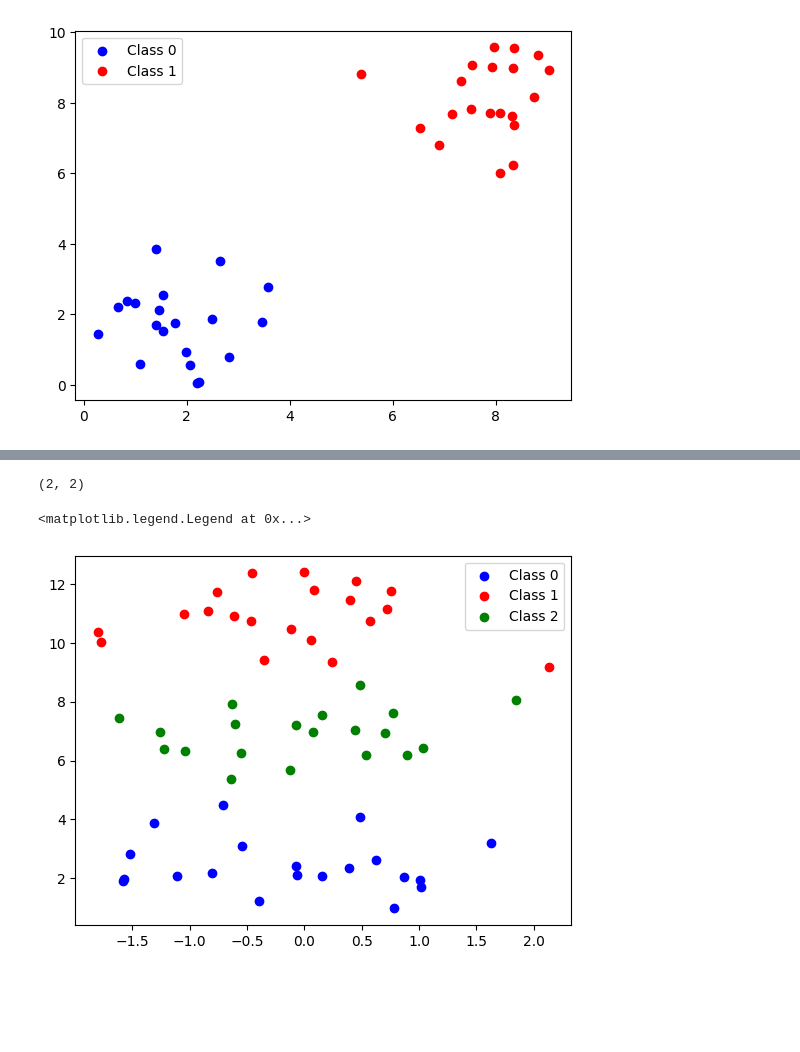
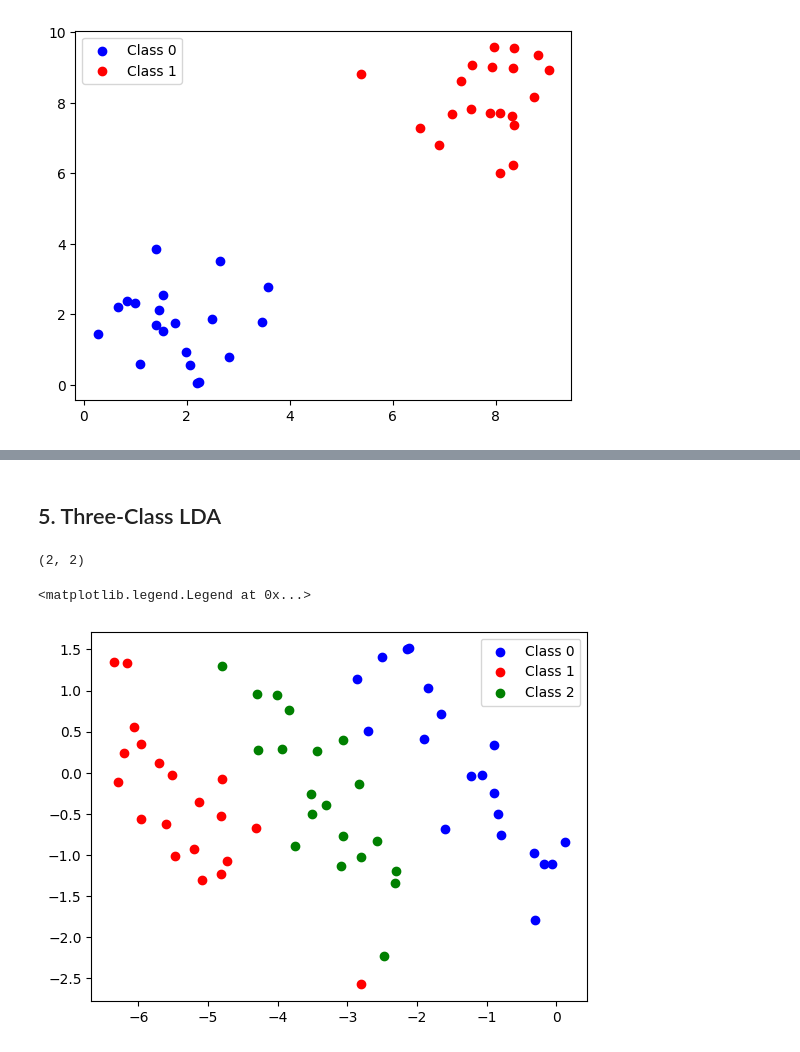
Before and after one commit to ArjunPathania/mml, a Jupyter notebook: notebooks/lda-from-scratch/LDA.ipynb, the cells around one changed output, grey strips where cells are left out. Saved outputs shown, nothing was run; the diff lists cells and outputs as text; code cells hidden in the pictures; blank space fills up the shorter version.

```diff
--- a/notebooks/lda-from-scratch/LDA.ipynb
+++ b/notebooks/lda-from-scratch/LDA.ipynb
@@ -66,12 +71,16 @@ Overall_mean = np.mean(X, axis=0)
 
 # Step 3
 # Compute the within-class scatter matrix
-# The within-class scatter matrix measures the scatter (or spread) of the data points within each class. It is calculated by summing the covariance matrices of each class, weighted by the number of samples in each class. The within-class scatter matrix is used in LDA to find the optimal projection direction that maximizes the separation between the two classes.
+# The within-class scatter matrix measures the scatter (or spread) of the data points within each class. It is calculated by summing the covariance matrices of each class, weighted by the
+# number of samples in each class. The within-class scatter matrix is used in LDA to find the optimal projection direction that maximizes the separation between the two classes.
 Scatter_matrix = np.zeros((2, 2))
-for i in range(20):
-    Scatter_matrix += np.outer(class0[i] - mean_Class0, class0[i] - mean_Class0)  # mathematically this is sqared distance between each point in class0 and mean class0
-    Scatter_matrix += np.outer(class1[i] - mean_Class1, class1[i] - mean_Class1)  # mathematically this is sqared distance between each point in class1 and mean class1
-print(Scatter_matrix)
+for cls in range(2):
+    class_points = X[Y == cls]
+    class_mean = class_points.mean(axis=0)
+    diff = (class_points - class_mean).T
+    Scatter_matrix += 1/len(class_points) * diff @ diff.T
+
+
 
 # Step 4
 # Compute the between-class scatter matrix
@@ -163,7 +179,16 @@ Accuracy: 45.0%
+# %% [markdown]
+## 5. Three-Class LDA
 # %%
-# So the accuracy of the classifier on the new data points is 50%, which is expected since the new data points are generated from a normal distribution with mean 5, which is in between the two classes mean. Therefore, the classifier is not able to accurately classify the new data points into the two classes. However, we can see that the confidence scores for the predictions are relatively high, indicating that the classifier is confident in its predictions even though it is not accurate. This suggests that we may need to adjust our threshold or use a different classification method (like k-nearest neighbors or support vector machines) to improve the accuracy of our classifier on this new data set.
+# So the accuracy of the classifier on the new data points is 50%, which is expected since the new data points are generated from a normal distribution with mean 5, which is in between the two
+# classes mean. Therefore, the classifier is not able to accurately classify the new data points into the two classes. However, we can see that the confidence scores for the predictions are
+# relatively high, indicating that the classifier is confident in its predictions even though it is not accurate. This suggests that we may need to adjust our threshold or use a different
+# classification method (like k-nearest neighbors or support vector machines) to improve the accuracy of our classifier on this new data set.
 
-# however if we intrduce a new class with mean 5 and standard deviation 1, we can see how the classifier performs on this new data set. This new class will be generated from a normal distribution with mean 5 and standard deviation 1, which is in between the two classes mean. Therefore, we can expect that the classifier will not be able to accurately classify the new data points into the two classes. However, we can see that the confidence scores for the predictions are relatively high, indicating that the classifier is confident in its predictions even though it is not accurate. This suggests that we may need to adjust our threshold or use a different classification method (like k-nearest neighbors or support vector machines) to improve the accuracy of our classifier on this new data set.
+# however if we intrduce a new class with mean 5 and standard deviation 1, we can see how the classifier performs on this new data set. This new class will be generated from a normal
+# distribution with mean 5 and standard deviation 1, which is in between the two classes mean. Therefore, we can expect that the classifier will not be able to accurately classify the new data
+# points into the two classes. However, we can see that the confidence scores for the predictions are relatively high, indicating that the classifier is confident in its predictions even though
+# it is not accurate. This suggests that we may need to adjust our threshold or use a different classification method (like k-nearest neighbors or support vector machines) to improve the
+# accuracy of our classifier on this new data set.
 
 
 class2 = np.random.normal(loc=[5, 5], scale=1, size=(20, 2))
@@ -187,10 +212,15 @@ Overall_mean = np.mean(new_X, axis=0)
 # Step 3
 # Compute WIthin Class Scatter Matrix
 Scatter_matrix = np.zeros((2, 2))
-for i in range(20):
-    Scatter_matrix += np.outer(class0[i] - mean_Class0, class0[i] - mean_Class0)
-    Scatter_matrix += np.outer(class1[i] - mean_Class1, class1[i] - mean_Class1)
-    Scatter_matrix += np.outer(class2[i] - mean_class2, class2[i] - mean_class2)
+for cls in range(3):
+
+    class_points = new_X[new_y == cls]
+
+    class_mean = class_points.mean(axis=0)
+
+    diff = (class_mean - Overall_mean).reshape(-1,1)
+
+    Scatter_matrix += len(class_points) * diff @ diff.T
 
 # Step 4
 # Compute Between Class Scatter Matrix
@@ -205,38 +235,40 @@ for cls in range(3):
     diff = (class_mean - Overall_mean).reshape(-1,1)
 
     Between_matrix += len(class_points) * diff @ diff.T
+
 
 # Step 5
 # Solve eigen value problem
 eigenvalues, eigenvectors = np.linalg.eig(np.linalg.inv(Scatter_matrix) @ Between_matrix)
 
 # Step 6
 # Select top k eigenvectors
 k = 2 # number of classes - 1
 top_k_eigenvectors = eigenvectors[:, np.argsort(eigenvalues)[-k:]]
 
 # Step 7
 # Project Z = XW
 Z = new_X @ top_k_eigenvectors
 
 projection_matrix = top_k_eigenvectors
 print(projection_matrix.shape)
 
 # Step 8
 # Plot the projected data
 plt.scatter(Z[new_y == 0, 0], Z[new_y == 0, 1], color='blue', label='Class 0')
 plt.scatter(Z[new_y == 1, 0], Z[new_y == 1, 1], color='red', label='Class 1')
 plt.scatter(Z[new_y == 2, 0], Z[new_y == 2, 1], color='green', label='Class 2')
 plt.legend()
 
-# plotting data points in 2D space after projecting them onto the new basis defined by the top k eigenvectors. The projected data points are colored according to their class labels, allowing us to visualize how well the classes are separated in the new space.
+# plotting data points in 2D space after projecting them onto the new basis defined by the top k eigenvectors. The projected data points are colored according to their class labels, allowing us
+# to visualize how well the classes are separated in the new space.
 
 # # We can slod plot them on a singe line graph if we choose only the largest eigenvector of the scatter matrix
 # plt.scatter(Z[new_y == 0], np.zeros(20), color='blue', label='Class 0')
 # plt.scatter(Z[new_y == 1], np.zeros(20), color='red', label='Class 1')
 # plt.scatter(Z[new_y == 2], np.zeros(20), color='green', label='Class 2')
 # plt.legend()
 # %% [output]
 (2, 2)
 <matplotlib.legend.Legend at 0x...>
-[figure, old version]
+[figure, new version]
```
Also changed, not shown: parts of 17 cells of this notebook.
